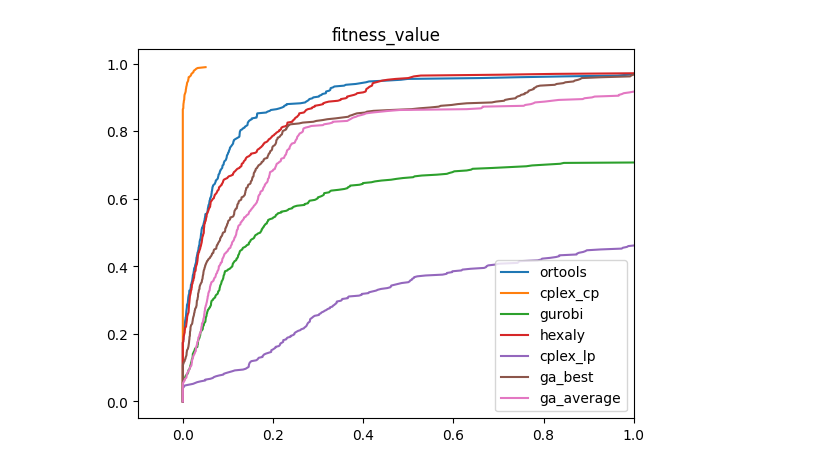
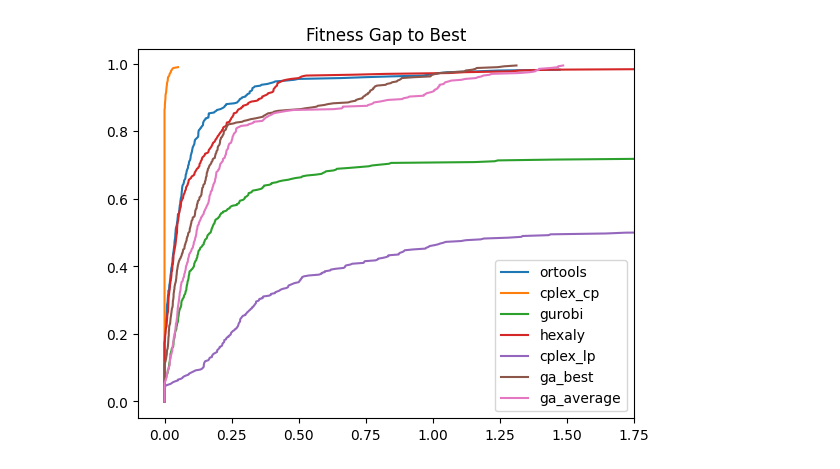
Before and after one commit to jrc-rodec/scheduling_model, a Jupyter notebook: code/analysis/ecdf_inf_plots_ga.ipynb, the cells around one changed output. Drawn from its saved outputs; the diff is of its cells as text; code cells hidden in the pictures.

```diff
--- a/code/analysis/ecdf_inf_plots_ga.ipynb
+++ b/code/analysis/ecdf_inf_plots_ga.ipynb
@@ -5,9 +5,10 @@ import matplotlib.pyplot as plt
 import os
 
 path_to_results = r'C:\Users\huda\Downloads\\'
-path_to_results = r'/home/dhu/Downloads/results/'
+#path_to_results = r'/home/dhu/Downloads/results/'
 # %%
-ga_path = r'/home/dhu/Downloads/results.json'
+ga_path = r'C:\Users\huda\Downloads\ga_worker_results\results.json'
+#ga_path = r'/home/dhu/Downloads/results.json'
 import json
 with open(ga_path, 'r') as f:
     ga_data = json.loads(f.read())
@@ -20,7 +21,7 @@ time_data_as_dict = dict()
 for file in files:
     file_content = pd.read_csv(file, names=['name','optimization_status','fitness_value','lower_bound', 'runtime', 'result_vector1', 'result_vector2', 'result_vector3', 'peak_cpu', 'peak_ram', 'resource_history', 'best_result_history'], sep=';')#, converters={'best_result_history': pd.eval})
     df = pd.DataFrame(file_content)
-    name = file.split('/')[-1][8:-4]
+    name = file.split('\\')[-1][8:-4]
     if name == 'hexaly_rewritten':
         name = 'hexaly'#all_data['results_hexaly'] = df
     elif name == 'cplex_lp_rewritten':
@@ -53,7 +54,7 @@ for key in ga_data.keys():
 def calculate_value(fitness, best):
     return ((fitness - best) / best)
 # %%
-def ecdf_inf(vectors, column, max : bool = False, n_instances : int = 402, labels : list[str] = [], instances : list[str] = []):
+def ecdf_inf(vectors, column, max : bool = False, n_instances : int = 402, labels : list[str] = [], instances : list[str] = [], x_lim = (-0.1, 1.0)):
 
     plot_vectors = []
     for vector in vectors:
@@ -71,8 +72,8 @@ def ecdf_inf(vectors, column, max : bool = False, n_instances : int = 402, label
             i += 1
     for i in range(len(vectors)):
         plt.plot(plot_vectors[i][0], plot_vectors[i][1], label=[labels[i]])
-    if column == 'fitness_value':
-        plt.xlim(-0.1, 1.0)
+    #if column == 'Fitness Gap to Best':
+    plt.xlim(x_lim[0], x_lim[1])
 
     plt.legend()
     plt.title(column)
@@ -103,10 +104,10 @@ for solver in data_as_dict.keys():
         vector.append(plot_data[instance][solver])
     vector.sort()
     vectors.append(vector)
-# %%
-ecdf_inf(vectors, 'fitness_value', labels=labels)
-# %% [output]
-[figure, removed]
+# %%
+ecdf_inf(vectors, 'Fitness Gap to Best', labels=labels, x_lim=(-0.1, 1.75))
+# %% [output]
+[figure, added]
 # %%
 # time data
 def get_average_timestamps(average_data, target, max_diff, force_all : bool = False):
```
Also changed, not shown: parts of 7 cells of this notebook.
